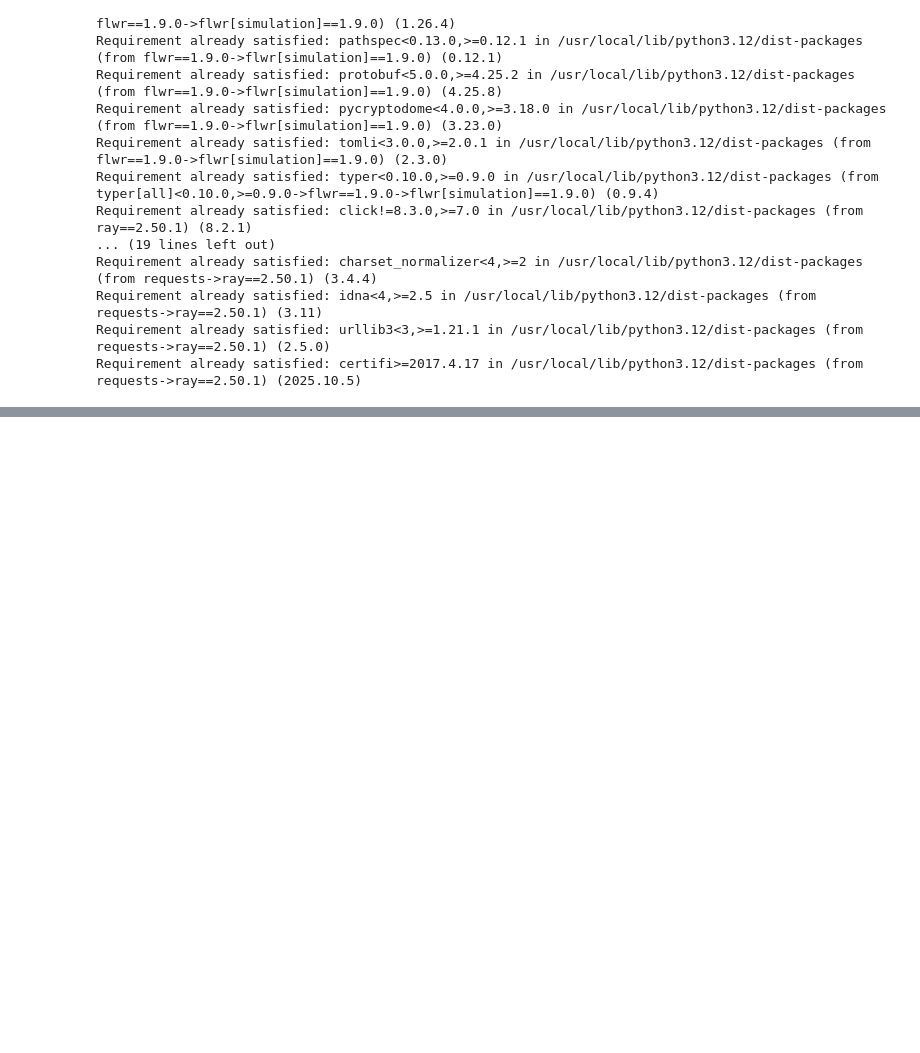
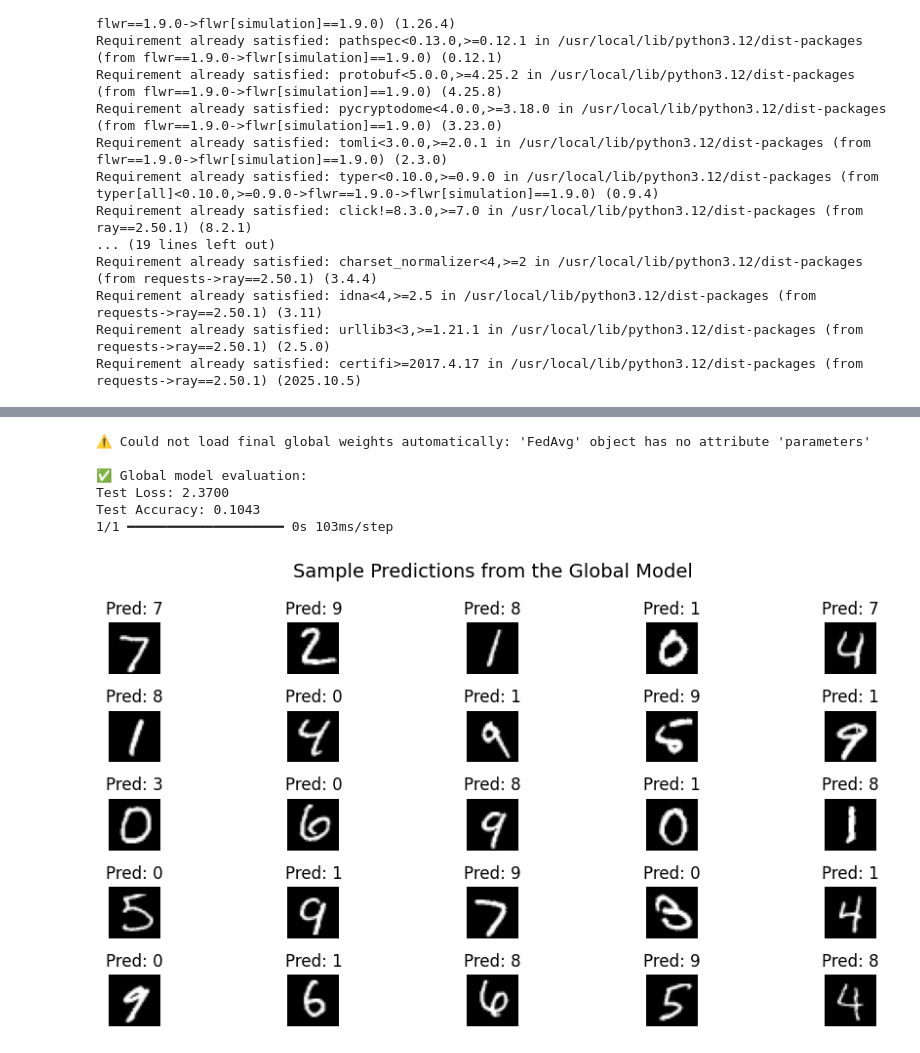
Before and after one commit to vincetofy223/federated-privacy-ml-paper, a Jupyter notebook: federated_learning_demo.ipynb, the cells around one changed output, grey strips where cells are left out. Cells and saved outputs as stored; diff of their text form; code cells hidden in the pictures; blank space fills up the shorter version.

```diff
--- a/federated_learning_demo.ipynb
+++ b/federated_learning_demo.ipynb
@@ -314,0 +473,19 @@ Requirement already satisfied: certifi>=2017.4.17 in /usr/local/lib/python3.12/d
+# %%
+# --- Recreate the same model definition as before ---
+import tensorflow as tf
+
+def create_model():
+    model = tf.keras.Sequential([
+        tf.keras.layers.Input(shape=(28, 28)),
+        tf.keras.layers.Flatten(),
+        tf.keras.layers.Dense(128, activation='relu'),
+        tf.keras.layers.Dense(10, activation='softmax')
+    ])
+    model.compile(
+        optimizer='adam',
+        loss='sparse_categorical_crossentropy',
+        metrics=['accuracy']
+    )
+    return model
+
+print("✅ Model function recreated successfully")
@@ -314,0 +521,46 @@ Requirement already satisfied: certifi>=2017.4.17 in /usr/local/lib/python3.12/d
+# %%
+import numpy as np
+import matplotlib.pyplot as plt
+import tensorflow as tf
+import flwr as fl
+
+# --- Recreate the global model using your create_model() function ---
+global_model = create_model()
+
+# --- Get the final aggregated weights from the last simulation ---
+# (Flower automatically stores the most recent global weights)
+# But if you didn't save them, this part simulates loading them back
+try:
+    final_weights = fl.common.parameters_to_ndarrays(strategy.parameters)
+    global_model.set_weights(final_weights)
+    print("✅ Loaded final global weights into the model.")
+except Exception as e:
+    print("⚠️ Could not load final global weights automatically:", e)
+
+# --- Evaluate the model on the global test set ---
+test_loss, test_accuracy = global_model.evaluate(x_test, y_test, verbose=0)
+print(f"\n✅ Global model evaluation:")
+print(f"Test Loss: {test_loss:.4f}")
+print(f"Test Accuracy: {test_accuracy:.4f}")
+
+# --- Visualize predictions ---
+predictions = np.argmax(global_model.predict(x_test[:25]), axis=1)
+
+plt.figure(figsize=(10, 5))
+for i in range(25):
+    plt.subplot(5, 5, i + 1)
+    plt.imshow(x_test[i].reshape(28, 28), cmap="gray")
+    plt.title(f"Pred: {predictions[i]}")
+    plt.axis("off")
+
+plt.suptitle("Sample Predictions from the Global Model", fontsize=14)
+plt.tight_layout()
+plt.show()
+# %% [output]
+⚠️ Could not load final global weights automatically: 'FedAvg' object has no attribute 'parameters'
+
+✅ Global model evaluation:
+Test Loss: 2.3700
+Test Accuracy: 0.1043
+1/1 ━━━━━━━━━━━━━━━━━━━━ 0s 103ms/step
+[figure, added]
```
Also changed, not shown: parts of 13 cells of this notebook.
